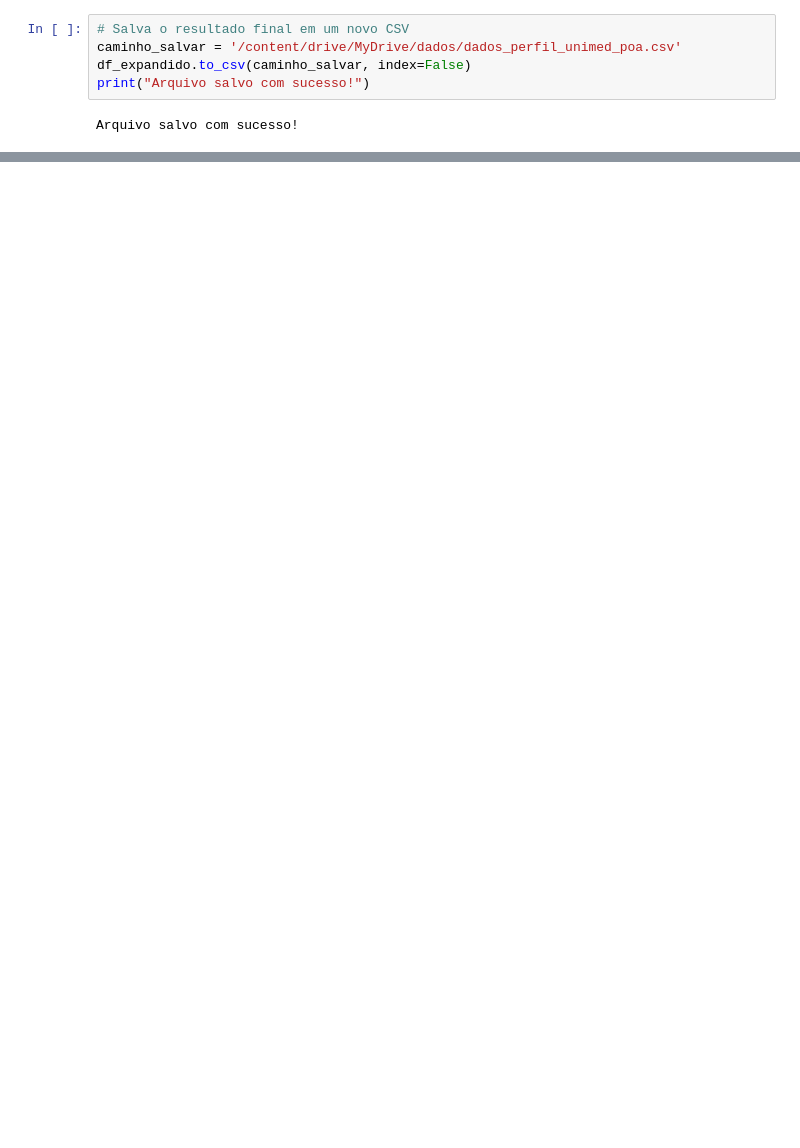
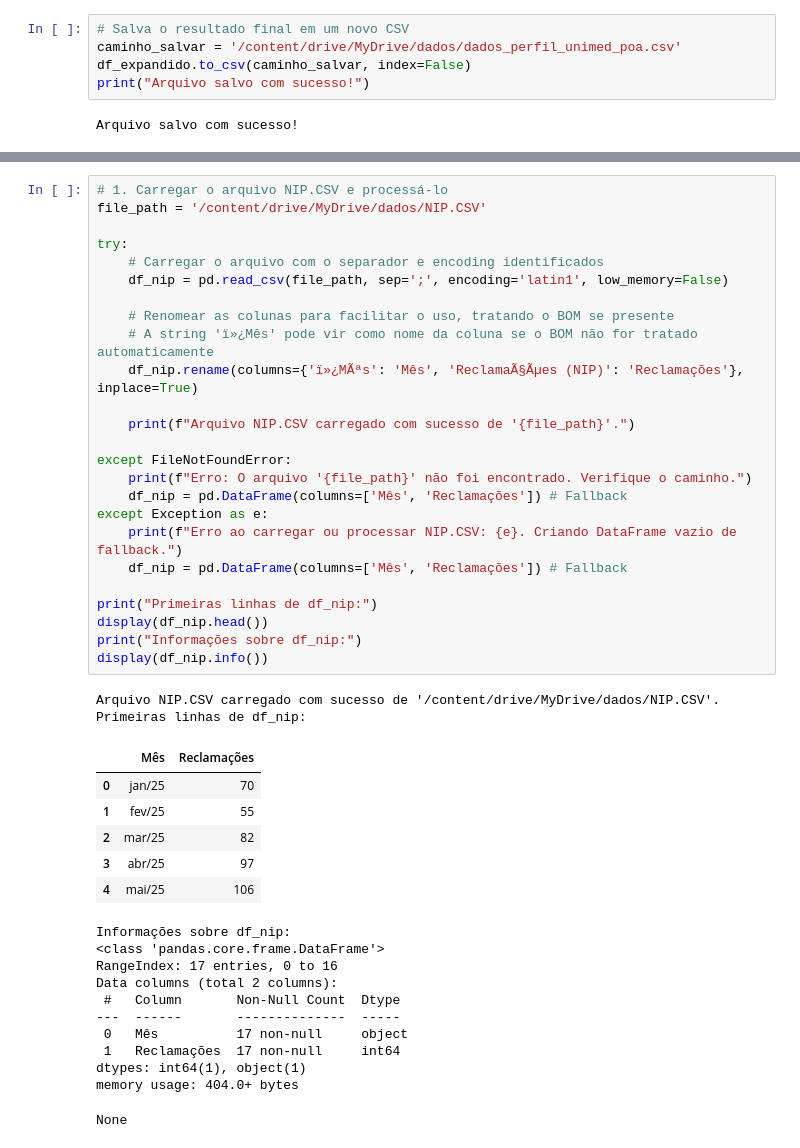
Before and after one commit to LUISTHOMAS77/projeto_aplicado, a Jupyter notebook: PROJETO_APLICADO.ipynb, the cells around one changed output, grey strips where cells are left out. Saved outputs shown, nothing was run; the diff lists cells and outputs as text; blank space fills up the shorter version.

Commit message:
criando pontos de recuperação - restrições de memória

```diff
--- a/PROJETO_APLICADO.ipynb
+++ b/PROJETO_APLICADO.ipynb
@@ -171,0 +156,45 @@ Arquivo salvo com sucesso!
+# %%
+# 1. Carregar o arquivo NIP.CSV e processá-lo
+file_path = '/content/drive/MyDrive/dados/NIP.CSV'
+
+try:
+    # Carregar o arquivo com o separador e encoding identificados
+    df_nip = pd.read_csv(file_path, sep=';', encoding='latin1', low_memory=False)
+
+    # Renomear as colunas para facilitar o uso, tratando o BOM se presente
+    # A string 'ï»¿Mês' pode vir como nome da coluna se o BOM não for tratado automaticamente
+    df_nip.rename(columns={'ï»¿MÃªs': 'Mês', 'ReclamaÃ§Ãµes (NIP)': 'Reclamações'}, inplace=True)
+
+    print(f"Arquivo NIP.CSV carregado com sucesso de '{file_path}'.")
+
+except FileNotFoundError:
+    print(f"Erro: O arquivo '{file_path}' não foi encontrado. Verifique o caminho.")
+    df_nip = pd.DataFrame(columns=['Mês', 'Reclamações']) # Fallback
+except Exception as e:
+    print(f"Erro ao carregar ou processar NIP.CSV: {e}. Criando DataFrame vazio de fallback.")
+    df_nip = pd.DataFrame(columns=['Mês', 'Reclamações']) # Fallback
+
+print("Primeiras linhas de df_nip:")
+display(df_nip.head())
+print("Informações sobre df_nip:")
+display(df_nip.info())
+# %% [output]
+Arquivo NIP.CSV carregado com sucesso de '/content/drive/MyDrive/dados/NIP.CSV'.
+Primeiras linhas de df_nip:
+|  | Mês | Reclamações |
+| 0 | jan/25 | 70 |
+| 1 | fev/25 | 55 |
+| 2 | mar/25 | 82 |
+| 3 | abr/25 | 97 |
+| 4 | mai/25 | 106 |
+Informações sobre df_nip:
+<class 'pandas.core.frame.DataFrame'>
+RangeIndex: 17 entries, 0 to 16
+Data columns (total 2 columns):
+ #   Column       Non-Null Count  Dtype
+---  ------       --------------  -----
+ 0   Mês          17 non-null     object
+ 1   Reclamações  17 non-null     int64
+dtypes: int64(1), object(1)
+memory usage: 404.0+ bytes
+None
```
Also changed, not shown: parts of 29 cells of this notebook.
